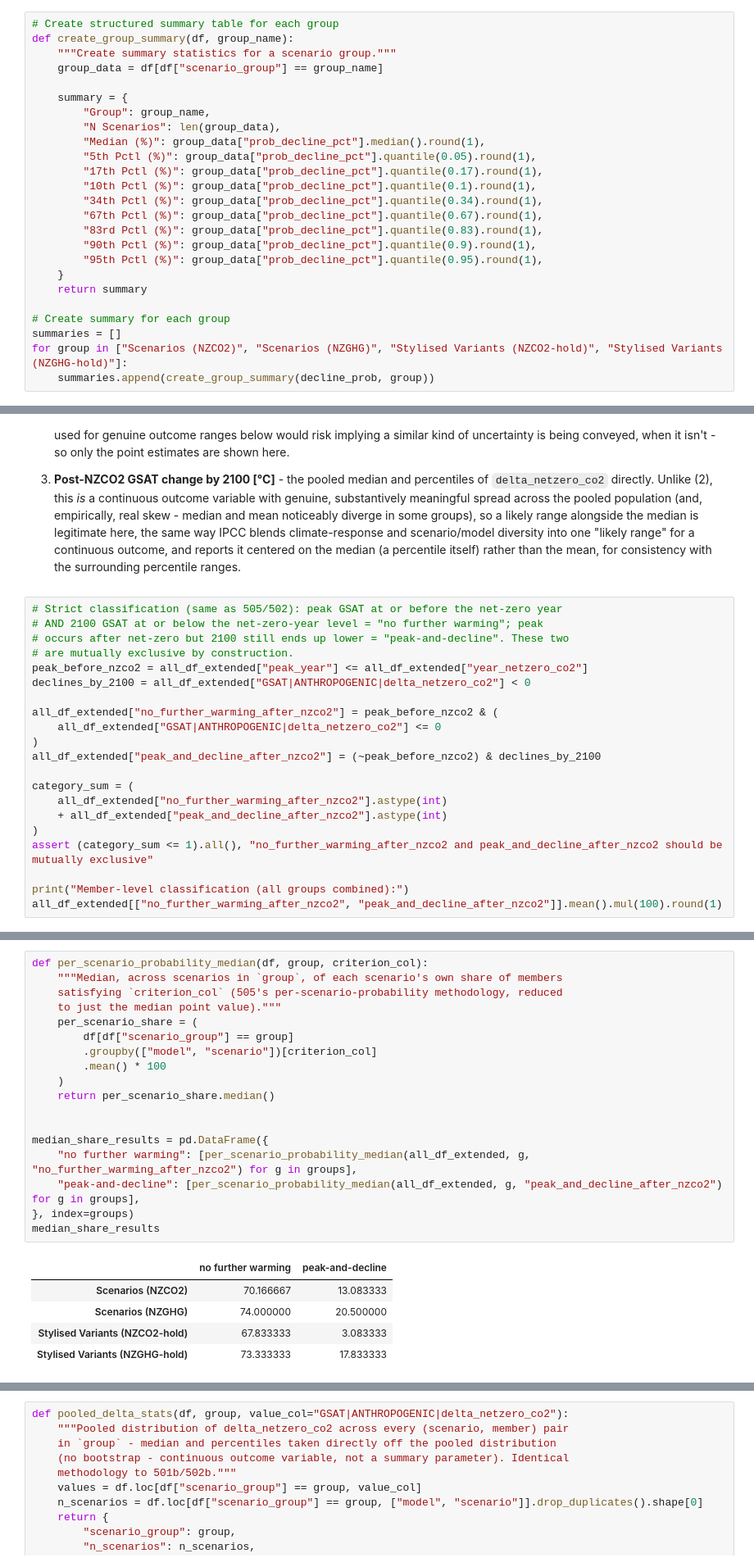
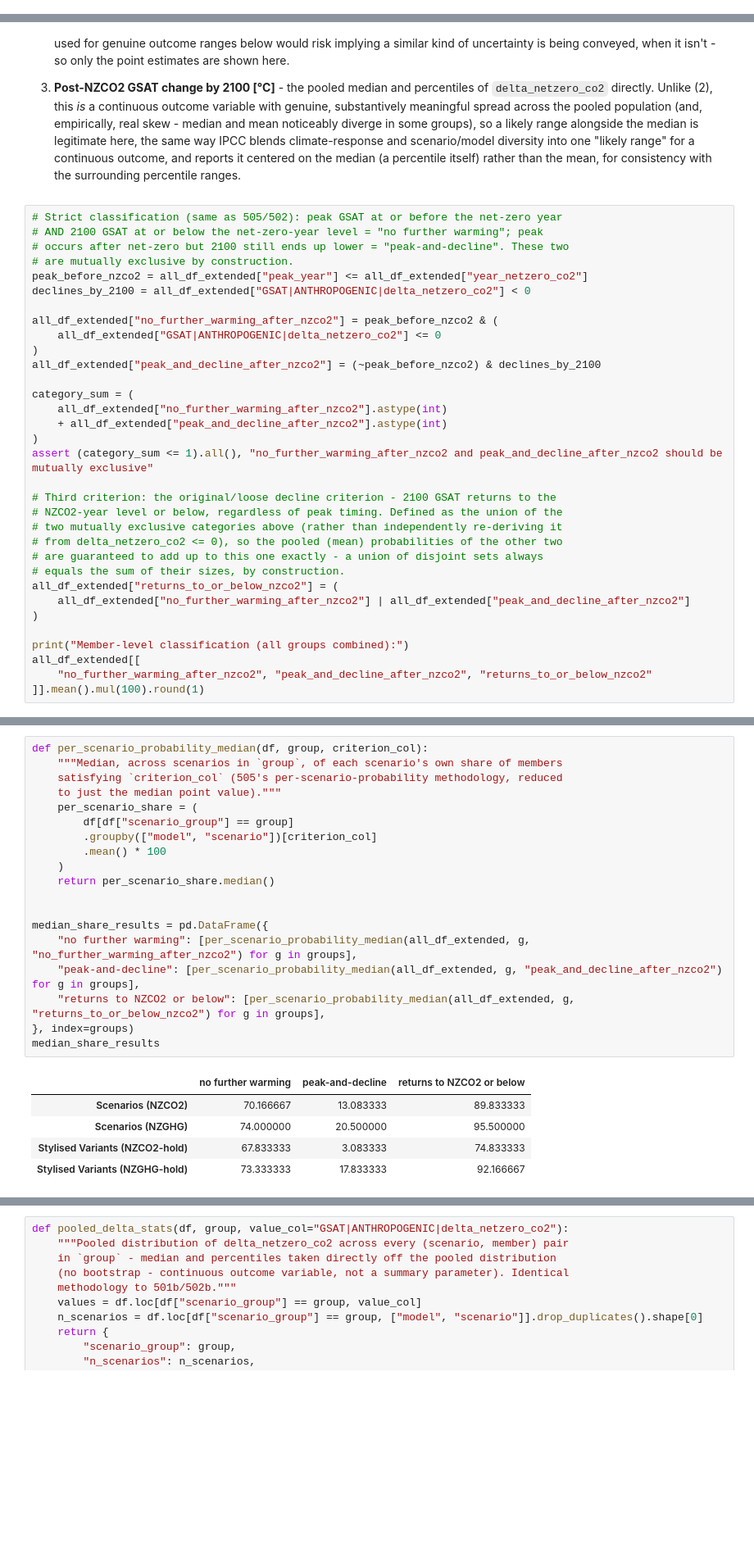
Before and after one commit to gaurav-ganti/netzero_assessment, a Jupyter notebook: analysis/501_scenario_characteristics.ipynb, the cells around one changed output, grey strips where cells are left out. Shown at 82% size. Cells and saved outputs as stored; diff of their text form; blank space fills up the shorter version.

```diff
--- a/analysis/501_scenario_characteristics.ipynb
+++ b/analysis/501_scenario_characteristics.ipynb
@@ -183,28 +109,3 @@ Calculated probabilities for 2342 scenarios
-# %%
-# Create structured summary table for each group
-def create_group_summary(df, group_name):
-    """Create summary statistics for a scenario group."""
-    group_data = df[df["scenario_group"] == group_name]
-
-    summary = {
-        "Group": group_name,
-        "N Scenarios": len(group_data),
-        "Median (%)": group_data["prob_decline_pct"].median().round(1),
-        "5th Pctl (%)": group_data["prob_decline_pct"].quantile(0.05).round(1),
-        "17th Pctl (%)": group_data["prob_decline_pct"].quantile(0.17).round(1),
-        "10th Pctl (%)": group_data["prob_decline_pct"].quantile(0.1).round(1),
-        "34th Pctl (%)": group_data["prob_decline_pct"].quantile(0.34).round(1),
-        "67th Pctl (%)": group_data["prob_decline_pct"].quantile(0.67).round(1),
-        "83rd Pctl (%)": group_data["prob_decline_pct"].quantile(0.83).round(1),
-        "90th Pctl (%)": group_data["prob_decline_pct"].quantile(0.9).round(1),
-        "95th Pctl (%)": group_data["prob_decline_pct"].quantile(0.95).round(1),
-    }
-    return summary
-
-# Create summary for each group
-summaries = []
-for group in ["Scenarios (NZCO2)", "Scenarios (NZGHG)", "Stylised Variants (NZCO2-hold)", "Stylised Variants (NZGHG-hold)"]:
-    summaries.append(create_group_summary(decline_prob, group))
 # %%
 rename_map = {
     "Scenarios (NZCO2)":         "Scenarios\n(NZCO2)",
@@ -621,8 +226,20 @@ category_sum = (
 )
 assert (category_sum <= 1).all(), "no_further_warming_after_nzco2 and peak_and_decline_after_nzco2 should be mutually exclusive"
 
+# Third criterion: the original/loose decline criterion - 2100 GSAT returns to the
+# NZCO2-year level or below, regardless of peak timing. Defined as the union of the
+# two mutually exclusive categories above (rather than independently re-deriving it
+# from delta_netzero_co2 <= 0), so the pooled (mean) probabilities of the other two
+# are guaranteed to add up to this one exactly - a union of disjoint sets always
+# equals the sum of their sizes, by construction.
+all_df_extended["returns_to_or_below_nzco2"] = (
+    all_df_extended["no_further_warming_after_nzco2"] | all_df_extended["peak_and_decline_after_nzco2"]
+)
+
 print("Member-level classification (all groups combined):")
-all_df_extended[["no_further_warming_after_nzco2", "peak_and_decline_after_nzco2"]].mean().mul(100).round(1)
+all_df_extended[[
+    "no_further_warming_after_nzco2", "peak_and_decline_after_nzco2", "returns_to_or_below_nzco2"
+]].mean().mul(100).round(1)
 # %% [output]
 Member-level classification (all groups combined):
 no_further_warming_after_nzco2    65.7
@@ -631,27 +249,28 @@ dtype: float64
 # %%
 def per_scenario_probability_median(df, group, criterion_col):
     """Median, across scenarios in `group`, of each scenario's own share of members
     satisfying `criterion_col` (505's per-scenario-probability methodology, reduced
     to just the median point value)."""
     per_scenario_share = (
         df[df["scenario_group"] == group]
         .groupby(["model", "scenario"])[criterion_col]
         .mean() * 100
     )
     return per_scenario_share.median()
 
 
 median_share_results = pd.DataFrame({
     "no further warming": [per_scenario_probability_median(all_df_extended, g, "no_further_warming_after_nzco2") for g in groups],
     "peak-and-decline": [per_scenario_probability_median(all_df_extended, g, "peak_and_decline_after_nzco2") for g in groups],
+    "returns to NZCO2 or below": [per_scenario_probability_median(all_df_extended, g, "returns_to_or_below_nzco2") for g in groups],
 }, index=groups)
 median_share_results
 # %% [output]
-|  | no further warming | peak-and-decline |
-| Scenarios (NZCO2) | 70.166667 | 13.083333 |
-| Scenarios (NZGHG) | 74.000000 | 20.500000 |
-| Stylised Variants (NZCO2-hold) | 67.833333 | 3.083333 |
-| Stylised Variants (NZGHG-hold) | 73.333333 | 17.833333 |
+|  | no further warming | peak-and-decline | returns to NZCO2 or below |
+| Scenarios (NZCO2) | 70.166667 | 13.083333 | 89.833333 |
+| Scenarios (NZGHG) | 74.000000 | 20.500000 | 95.500000 |
+| Stylised Variants (NZCO2-hold) | 67.833333 | 3.083333 | 74.833333 |
+| Stylised Variants (NZGHG-hold) | 73.333333 | 17.833333 | 92.166667 |
 # %%
 def pooled_probability(df, group, criterion_col):
     """Pooled probability of `criterion_col` across every (scenario, member) pair in
```
Also changed, not shown: parts of 27 cells of this notebook.
